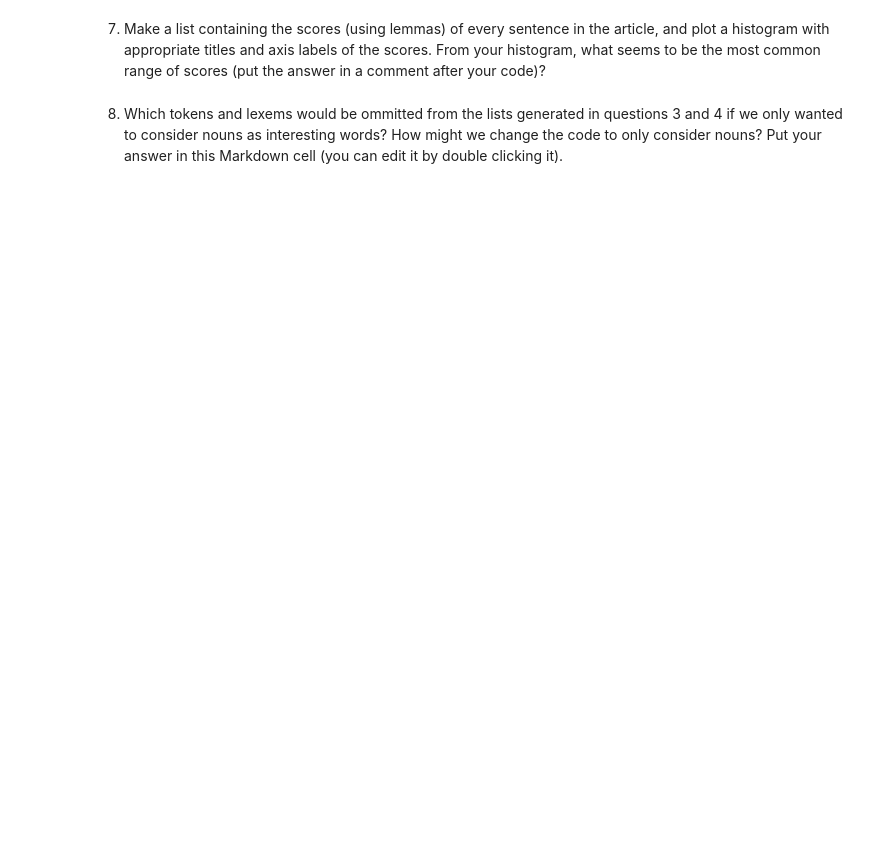
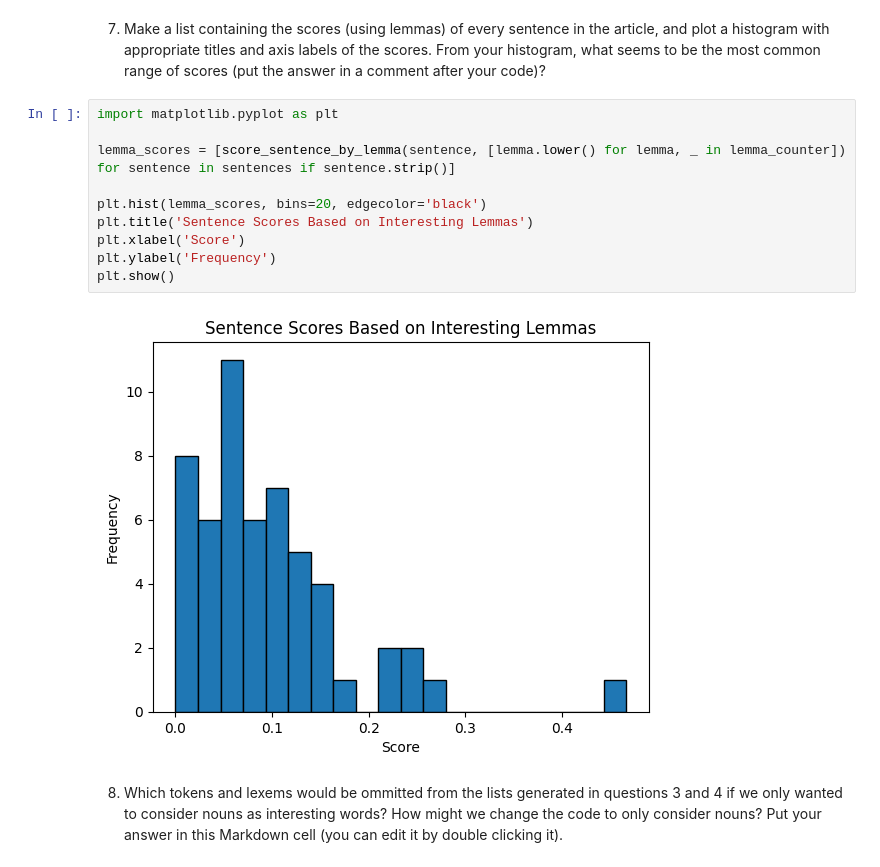
Before and after one commit to gmill88/web-scraping, a Jupyter notebook: web-scraping.ipynb, the cells around one changed output. Drawn from its saved outputs; the diff is of its cells as text; blank space fills up the shorter version.

```diff
--- a/web-scraping.ipynb
+++ b/web-scraping.ipynb
@@ -187,4 +226,16 @@ You may find some of the code from the in class notes useful; feel free to use m
 # %% [markdown]
 7. Make a list containing the scores (using lemmas) of every sentence in the article, and plot a histogram with appropriate titles and axis labels of the scores.  From your histogram, what seems to be the most common range of scores (put the answer in a comment after your code)?
+# %%
+import matplotlib.pyplot as plt
+
+lemma_scores = [score_sentence_by_lemma(sentence, [lemma.lower() for lemma, _ in lemma_counter]) for sentence in sentences if sentence.strip()]
+
+plt.hist(lemma_scores, bins=20, edgecolor='black')
+plt.title('Sentence Scores Based on Interesting Lemmas')
+plt.xlabel('Score')
+plt.ylabel('Frequency')
+plt.show()
+# %% [output]
+[figure, added]
 # %% [markdown]
 8. Which tokens and lexems would be ommitted from the lists generated in questions 3 and 4 if we only wanted to consider nouns as interesting words?  How might we change the code to only consider nouns? Put your answer in this Markdown cell (you can edit it by double clicking it).
```
Also changed, not shown: parts of 2 cells of this notebook.
